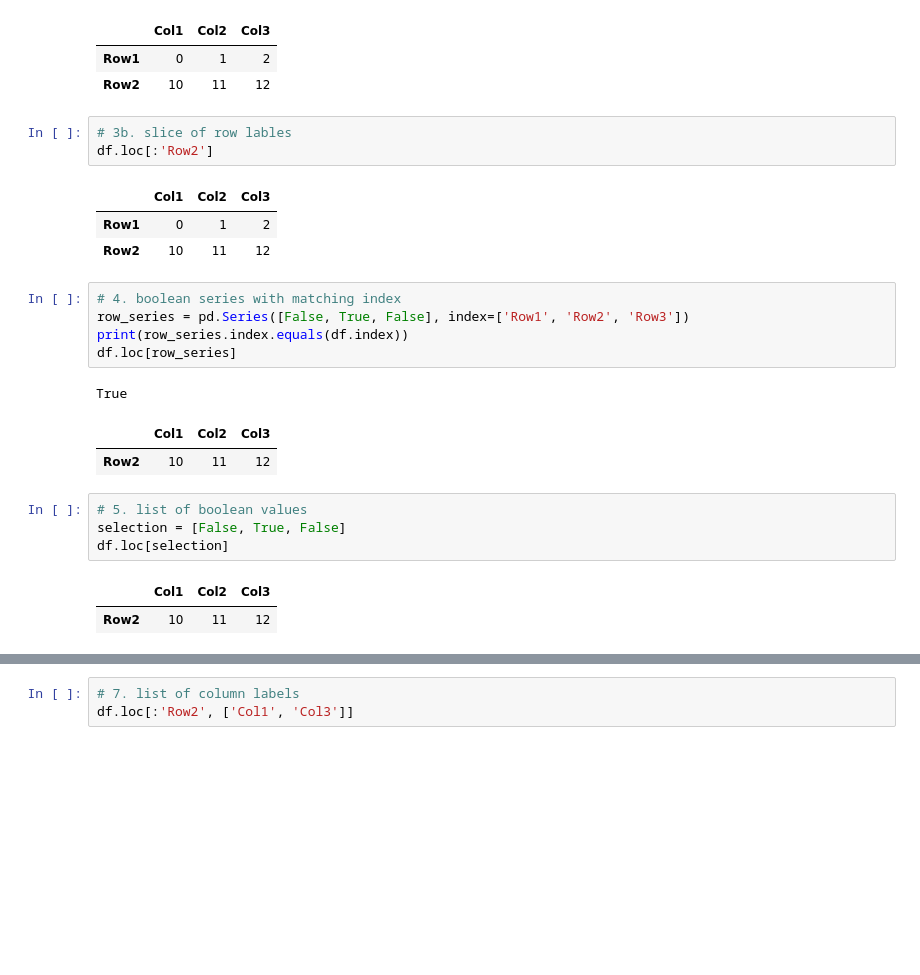
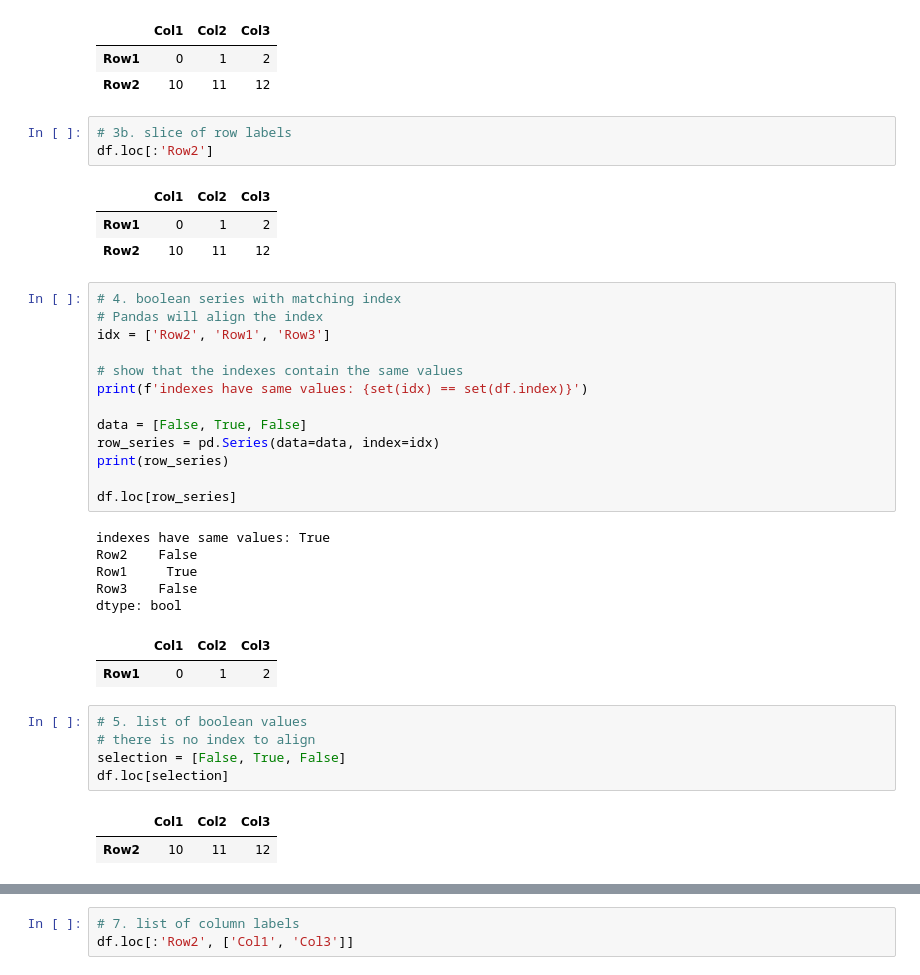
Before and after one commit to sdiehl28/Scikit-Learn-Workflow, a Jupyter notebook: python/Pandas01.ipynb, the cells around one changed output, grey strips where cells are left out. Cells and saved outputs as stored; diff of their text form; blank space fills up the shorter version.

```diff
--- a/python/Pandas01.ipynb
+++ b/python/Pandas01.ipynb
@@ -286,23 +298,36 @@ df.loc['Row1':'Row2']
 | Row1 | 0 | 1 | 2 |
 | Row2 | 10 | 11 | 12 |
 # %%
-# 3b. slice of row lables
+# 3b. slice of row labels
 df.loc[:'Row2']
 # %% [output]
 |  | Col1 | Col2 | Col3 |
 | Row1 | 0 | 1 | 2 |
 | Row2 | 10 | 11 | 12 |
-# %%
-# 4. boolean series with matching index
-row_series = pd.Series([False, True, False], index=['Row1', 'Row2', 'Row3'])
-print(row_series.index.equals(df.index))
-df.loc[row_series]
-# %% [output]
-True
-|  | Col1 | Col2 | Col3 |
-| Row2 | 10 | 11 | 12 |
+# %%
+# 4. boolean series with matching index
+# Pandas will align the index
+idx = ['Row2', 'Row1', 'Row3']
+
+# show that the indexes contain the same values
+print(f'indexes have same values: {set(idx) == set(df.index)}')
+
+data = [False, True, False]
+row_series = pd.Series(data=data, index=idx)
+print(row_series)
+
+df.loc[row_series]
+# %% [output]
+indexes have same values: True
+Row2    False
+Row1     True
+Row3    False
+dtype: bool
+|  | Col1 | Col2 | Col3 |
+| Row1 | 0 | 1 | 2 |
 # %%
 # 5. list of boolean values
+# there is no index to align
 selection = [False, True, False]
 df.loc[selection]
 # %% [output]
```
Also changed, not shown: parts of 78 cells of this notebook, 4 other files.
